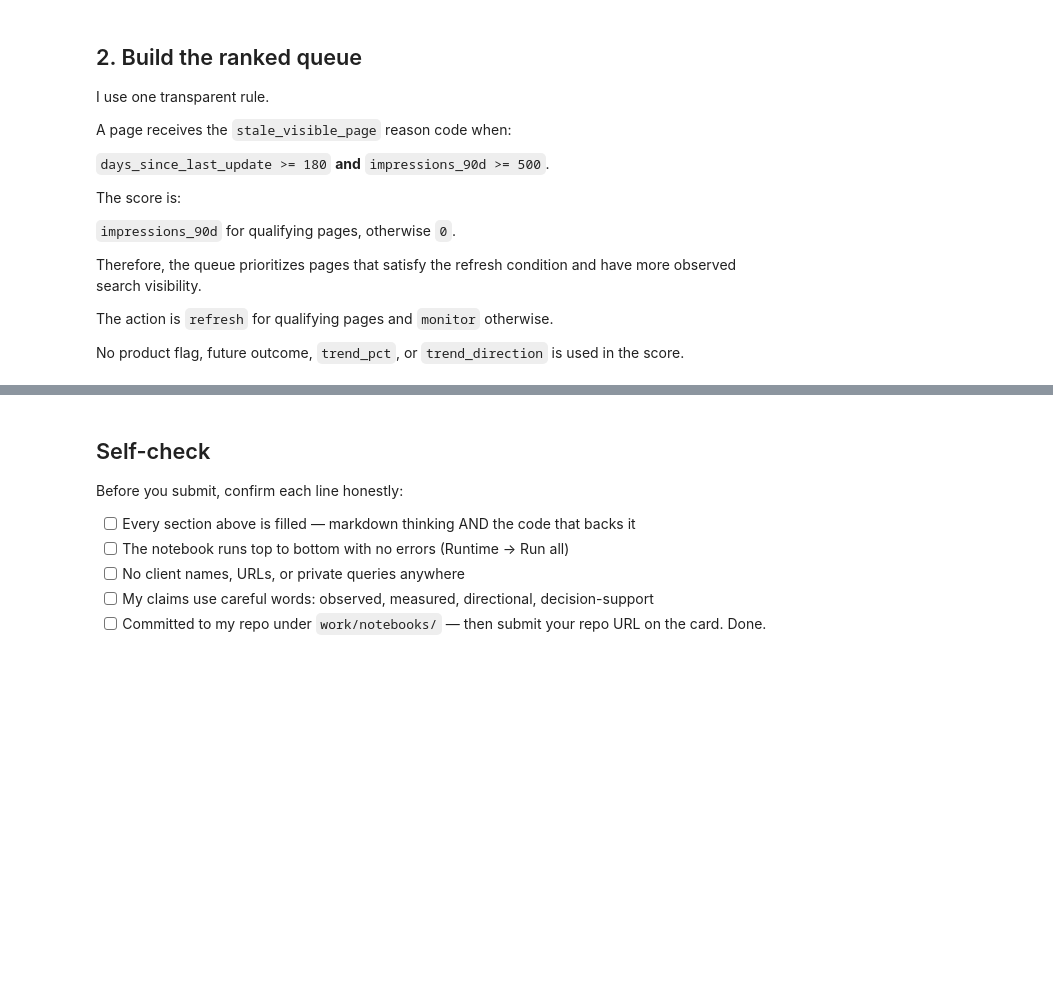
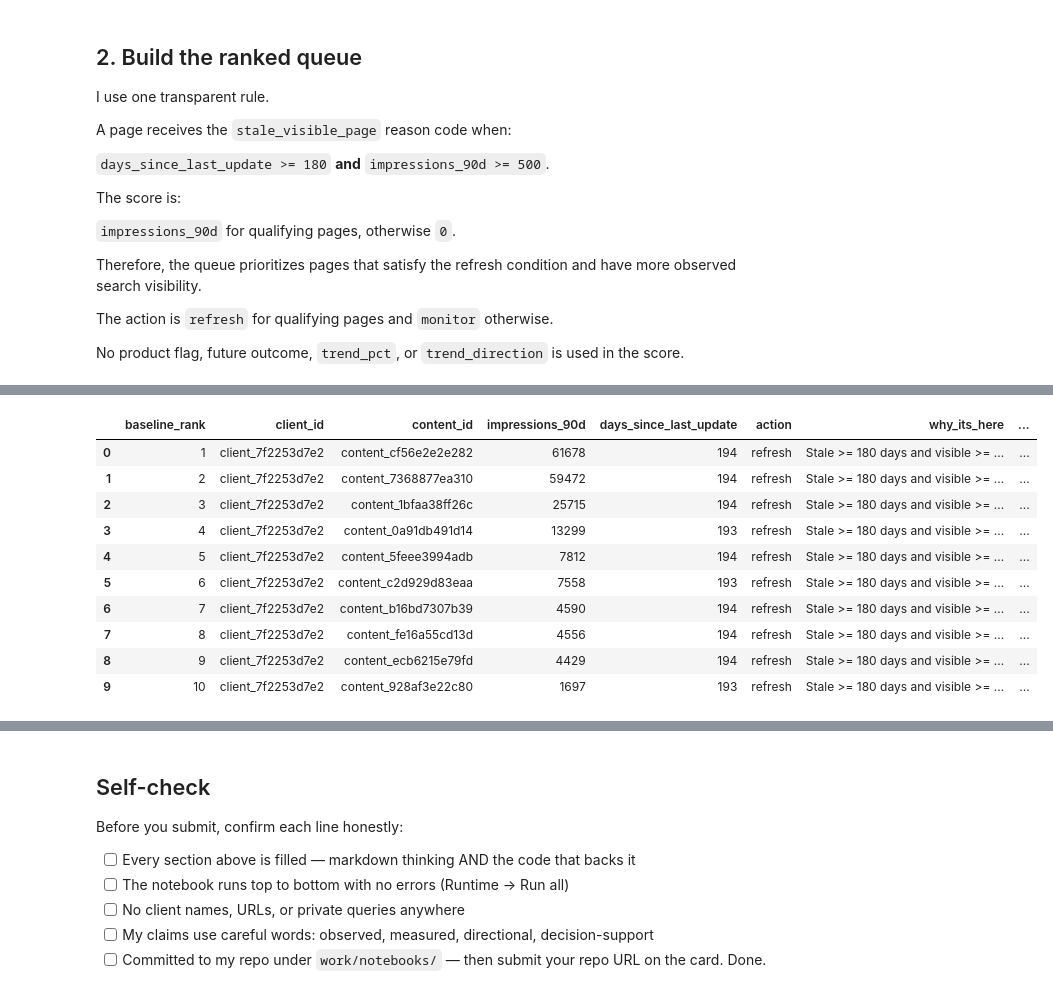
Before and after one commit to Wanoleo/flyrank-ml-internship, a Jupyter notebook: work/notebooks/w04_baseline_score.ipynb, the cells around one changed output, grey strips where cells are left out. Saved outputs shown, nothing was run; the diff lists cells and outputs as text; code cells hidden in the pictures; blank space fills up the shorter version.

```diff
--- a/work/notebooks/w04_baseline_score.ipynb
+++ b/work/notebooks/w04_baseline_score.ipynb
@@ -189,0 +84,19 @@ FileNotFoundError: [Errno 2] No such file or directory: '../../data/raw/content_
+# %%
+# Basic preparation.
+#
+# These filters are NOT part of the scoring rule.
+# They simply remove pages without observed search visibility
+# and pages too new to be meaningful for this baseline.
+
+work = df.copy()
+
+work = work[
+    (work["impressions_90d"] > 0) &
+    (work["content_age_days"] >= 90)
+].copy()
+
+work = work.drop_duplicates(
+    subset=["client_id", "content_id"]
+).reset_index(drop=True)
+
+print(f"Eligible pages: {len(work):,}")
@@ -373,3 +378,51 @@ NameError: name 'baseline_output' is not defined
+# %%
+# Top-10 review.
+
+top10 = (
+    queue[
+        queue["reason_code"] == "stale_visible_page"
+    ]
+    .head(10)
+    .copy()
+)
+
+top10["why_its_here"] = (
+    "Stale >= 180 days and visible >= 500 "
+    "observed 90-day impressions."
+)
+
+top10["what_would_make_it_wrong"] = (
+    "The fixed thresholds do not observe content quality, "
+    "business priority, or whether a refresh would improve "
+    "future performance."
+)
+
+top10_review = top10[
+    [
+        "baseline_rank",
+        "client_id",
+        "content_id",
+        "impressions_90d",
+        "days_since_last_update",
+        "action",
+        "why_its_here",
+        "what_would_make_it_wrong"
+    ]
+].copy()
+
+display(top10_review)
+# %% [output]
+|  | baseline_rank | client_id | content_id | impressions_90d | days_since_last_update | action | why_its_here | ... |
+| 0 | 1 | client_7f2253d7e2 | content_cf56e2e2e282 | 61678 | 194 | refresh | Stale >= 180 days and visible >= ... | ... |
+| 1 | 2 | client_7f2253d7e2 | content_7368877ea310 | 59472 | 194 | refresh | Stale >= 180 days and visible >= ... | ... |
+| 2 | 3 | client_7f2253d7e2 | content_1bfaa38ff26c | 25715 | 194 | refresh | Stale >= 180 days and visible >= ... | ... |
+| 3 | 4 | client_7f2253d7e2 | content_0a91db491d14 | 13299 | 193 | refresh | Stale >= 180 days and visible >= ... | ... |
+| 4 | 5 | client_7f2253d7e2 | content_5feee3994adb | 7812 | 194 | refresh | Stale >= 180 days and visible >= ... | ... |
+| 5 | 6 | client_7f2253d7e2 | content_c2d929d83eaa | 7558 | 193 | refresh | Stale >= 180 days and visible >= ... | ... |
+| 6 | 7 | client_7f2253d7e2 | content_b16bd7307b39 | 4590 | 194 | refresh | Stale >= 180 days and visible >= ... | ... |
+| 7 | 8 | client_7f2253d7e2 | content_fe16a55cd13d | 4556 | 194 | refresh | Stale >= 180 days and visible >= ... | ... |
+| 8 | 9 | client_7f2253d7e2 | content_ecb6215e79fd | 4429 | 194 | refresh | Stale >= 180 days and visible >= ... | ... |
+| 9 | 10 | client_7f2253d7e2 | content_928af3e22c80 | 1697 | 193 | refresh | Stale >= 180 days and visible >= ... | ... |
 # %% [markdown]
 ## 4. Weak picks + leakage check
 
```
Also changed, not shown: parts of 30 cells of this notebook.
